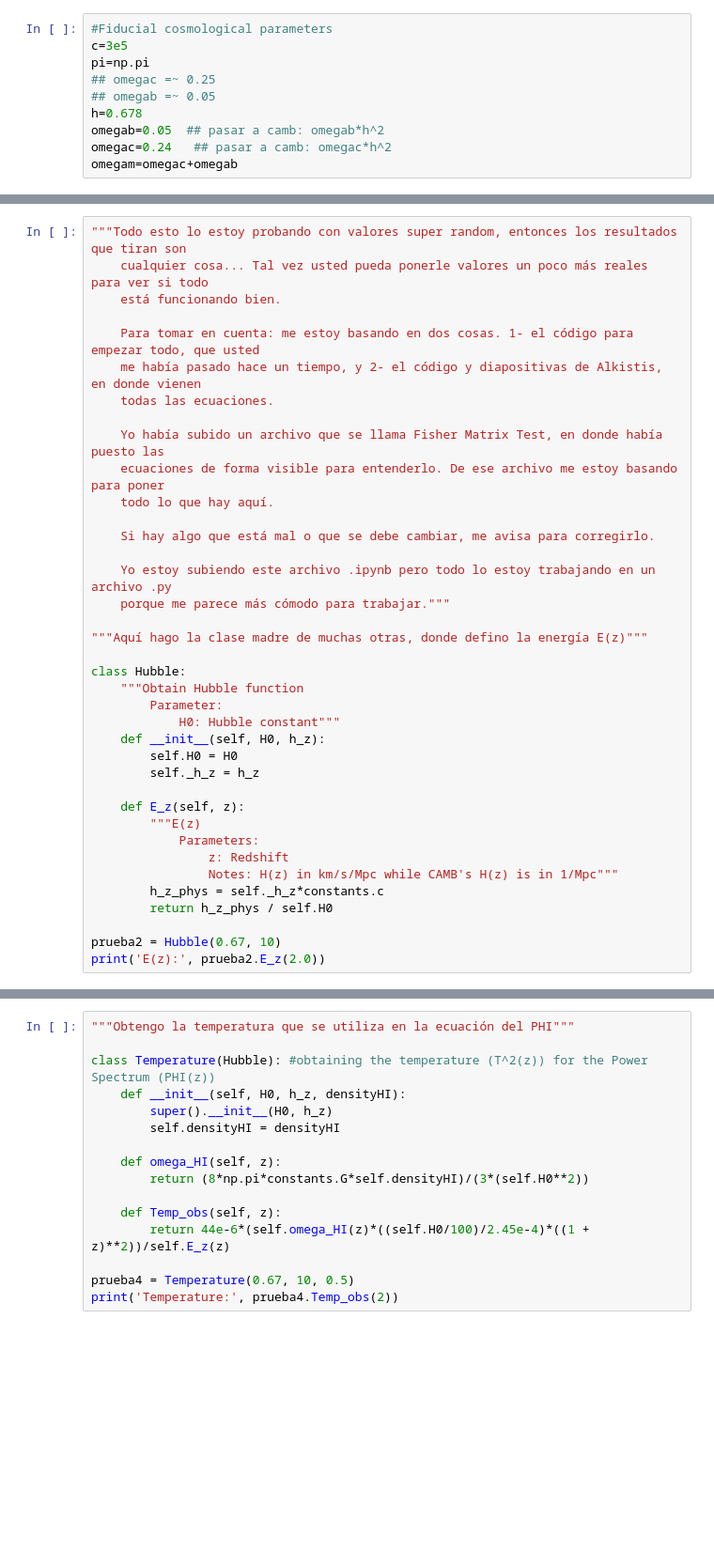
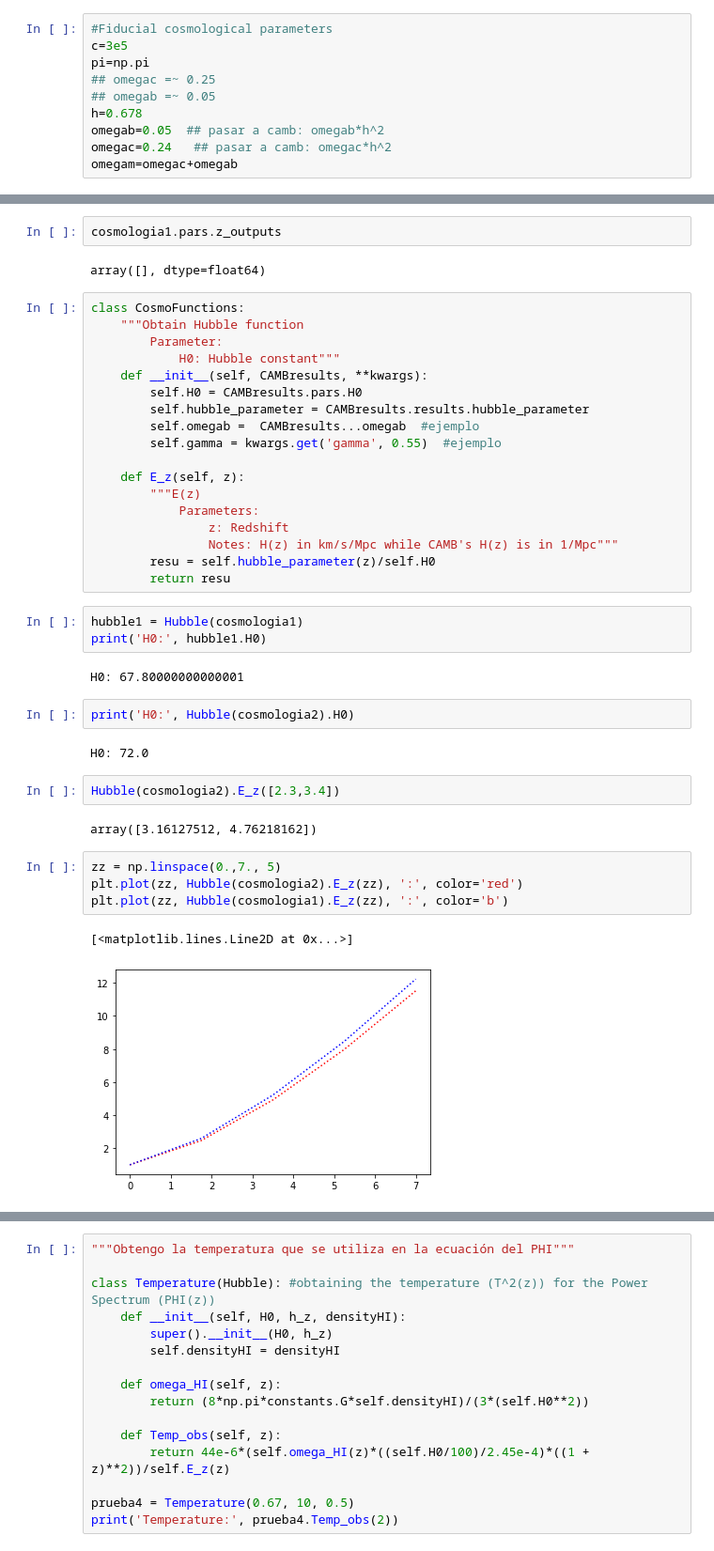
Before and after one commit to santiagocasas/forecasts-21cm-HI, a Jupyter notebook: P_HI_Classes.ipynb, the cells around one changed output, grey strips where cells are left out. Shown at 94% size. Saved outputs shown, nothing was run; the diff lists cells and outputs as text; blank space fills up the shorter version.

```diff
--- a/P_HI_Classes.ipynb
+++ b/P_HI_Classes.ipynb
@@ -141,38 +97,0 @@ array([0.78810357])
-# %%
-"""Todo esto lo estoy probando con valores super random, entonces los resultados que tiran son
-    cualquier cosa... Tal vez usted pueda ponerle valores un poco más reales para ver si todo
-    está funcionando bien.
-
-    Para tomar en cuenta: me estoy basando en dos cosas. 1- el código para empezar todo, que usted
-    me había pasado hace un tiempo, y 2- el código y diapositivas de Alkistis, en donde vienen
-    todas las ecuaciones.
-
-    Yo había subido un archivo que se llama Fisher Matrix Test, en donde había puesto las
-    ecuaciones de forma visible para entenderlo. De ese archivo me estoy basando para poner
-    todo lo que hay aquí.
-
-    Si hay algo que está mal o que se debe cambiar, me avisa para corregirlo.
-
-    Yo estoy subiendo este archivo .ipynb pero todo lo estoy trabajando en un archivo .py
-    porque me parece más cómodo para trabajar."""
-
-"""Aquí hago la clase madre de muchas otras, donde defino la energía E(z)"""
-
-class Hubble:
-    """Obtain Hubble function
-        Parameter:
-            H0: Hubble constant"""
-    def __init__(self, H0, h_z):
-        self.H0 = H0
-        self._h_z = h_z
-
-    def E_z(self, z):
-        """E(z)
-            Parameters:
-                z: Redshift
-                Notes: H(z) in km/s/Mpc while CAMB's H(z) is in 1/Mpc"""
-        h_z_phys = self._h_z*constants.c
-        return h_z_phys / self.H0
-
-prueba2 = Hubble(0.67, 10)
-print('E(z):', prueba2.E_z(2.0))
@@ -178,0 +137,42 @@ print('E(z):', prueba2.E_z(2.0))
+# %%
+cosmologia1.pars.z_outputs
+# %% [output]
+array([], dtype=float64)
+# %%
+class CosmoFunctions:
+    """Obtain Hubble function
+        Parameter:
+            H0: Hubble constant"""
+    def __init__(self, CAMBresults, **kwargs):
+        self.H0 = CAMBresults.pars.H0
+        self.hubble_parameter = CAMBresults.results.hubble_parameter
+        self.omegab =  CAMBresults...omegab  #ejemplo
+        self.gamma = kwargs.get('gamma', 0.55)  #ejemplo
+
+    def E_z(self, z):
+        """E(z)
+            Parameters:
+                z: Redshift
+                Notes: H(z) in km/s/Mpc while CAMB's H(z) is in 1/Mpc"""
+        resu = self.hubble_parameter(z)/self.H0
+        return resu
+# %%
+hubble1 = Hubble(cosmologia1)
+print('H0:', hubble1.H0)
+# %% [output]
+H0: 67.80000000000001
+# %%
+print('H0:', Hubble(cosmologia2).H0)
+# %% [output]
+H0: 72.0
+# %%
+Hubble(cosmologia2).E_z([2.3,3.4])
+# %% [output]
+array([3.16127512, 4.76218162])
+# %%
+zz = np.linspace(0.,7., 5)
+plt.plot(zz, Hubble(cosmologia2).E_z(zz), ':', color='red')
+plt.plot(zz, Hubble(cosmologia1).E_z(zz), ':', color='b')
+# %% [output]
+[<matplotlib.lines.Line2D at 0x...>]
+[figure, added]
```
Also changed, not shown: parts of 29 cells of this notebook, 1 other file.
